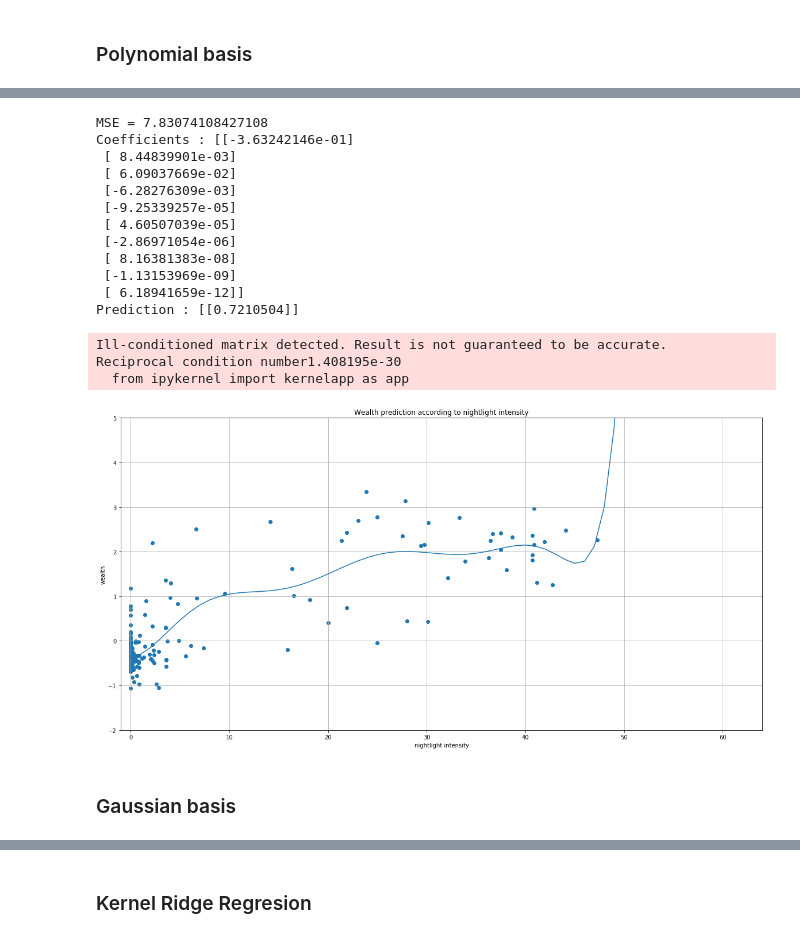
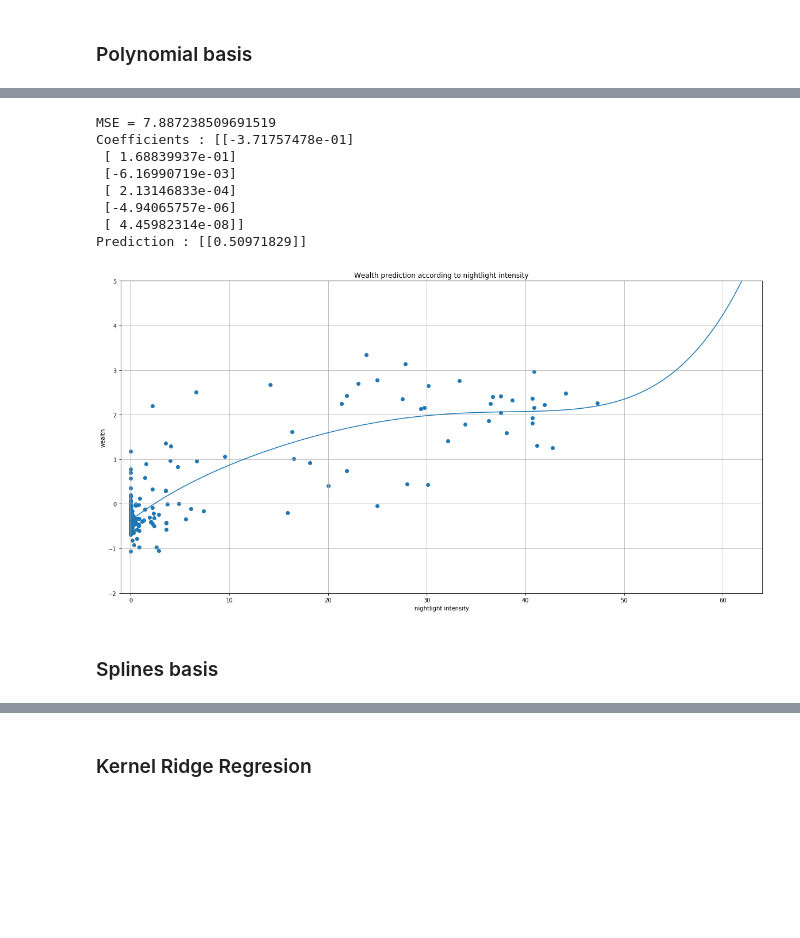
Before and after one commit to ridouaneg/Predict-poverty-from-space, a Jupyter notebook: 2_regression_models.ipynb, the cells around one changed output, grey strips where cells are left out. Cells and saved outputs as stored; diff of their text form; code cells hidden in the pictures; blank space fills up the shorter version.

```diff
--- a/2_regression_models.ipynb
+++ b/2_regression_models.ipynb
@@ -213,42 +265,27 @@ class LocallyWeightedLinearRegression:
         self.X = None
         self.y = None
 
-    def kernel(self, x, xi):
-        return np.exp(- 0.5 * np.linalg.norm(x - xi)**2 / self.bandwidth**2)
+    def kernel(self, x, y):
+        return np.exp(- 0.5 * np.linalg.norm(x - y)**2 / self.bandwidth**2)
 
     def train(self, X_train, y_train):
-        self.X = X_train
+        intercept = np.ones((X_train.shape[0], 1))
+        self.X = np.append(intercept, X_train, axis=1)
         self.y = y_train
 
     def predict(self, X_test):
-
         Y_test = []
-
         for x_test in X_test:
-
-            W = np.array([self.kernel(x_test, self.X[i]) for i in range(self.X.shape[0])])
-
-            A = np.zeros((2, 2))
-            A[0][0] = np.sum(W)
-            A[0][1] = np.dot(W, self.X)
-            A[1][0] = A[0][1]
-            A[1][1] = np.dot(W, self.X**2)
-
-            b = np.zeros((2, 1))
-            b[0][0] = np.dot(W, self.y)
-            b[1][0] = np.dot(W, np.multiply(self.y, self.X))
-
-            beta = scipy.linalg.solve(A, b)
-
-            x = np.zeros((2, 1))
-            x[0][0] = 1
-            x[1][0] = x_test[0]
-            y_test = np.dot(x.T, beta)
+            x_test = np.resize(x_test, (1, 1))
+            W = [self.kernel(x_test[0], X_train[i]) for i in range(X_train.shape[0])]
+            W = np.diag(W)
+            beta = scipy.linalg.solve(np.dot(self.X.T, W).dot(self.X), np.dot(self.X.T, W).dot(self.y))
+            intercept = np.ones((x_test.shape[0], 1))
+            x_test = np.append(intercept, x_test, axis=1)
+            y_test = np.dot(x_test, beta)
             Y_test.append(y_test)
-
         Y_test = np.array(Y_test)
-        Y_test = np.resize(Y_test, (1000, 1))
-
+        Y_test = np.resize(Y_test, (Y_test.shape[0], 1))
         return Y_test
 # %%
 estimator = LocallyWeightedLinearRegression(bandwidth=2.)
@@ -301,27 +329,20 @@ Prediction : [[0.51266971]]
 # %%
-estimator = PolynomialRegression(p=10)
+estimator = PolynomialRegression(p=6)
 estimator.train(X_train, y_train)
 
 print("Coefficients :", estimator.coeff)
 print("Prediction :", estimator.predict(np.array([X_test[11]])))
 
 plot_regression(estimator, X_train, y_train)
 # %% [output]
-MSE = 7.83074108427108
-Coefficients : [[-3.63242146e-01]
- [ 8.44839901e-03]
- [ 6.09037669e-02]
- [-6.28276309e-03]
- [-9.25339257e-05]
- [ 4.60507039e-05]
- [-2.86971054e-06]
- [ 8.16381383e-08]
- [-1.13153969e-09]
- [ 6.18941659e-12]]
-Prediction : [[0.7210504]]
+MSE = 7.887238509691519
+Coefficients : [[-3.71757478e-01]
+ [ 1.68839937e-01]
+ [-6.16990719e-03]
+ [ 2.13146833e-04]
+ [-4.94065757e-06]
+ [ 4.45982314e-08]]
+Prediction : [[0.50971829]]
-Ill-conditioned matrix detected. Result is not guaranteed to be accurate.
-Reciprocal condition number1.408195e-30
-  from ipykernel import kernelapp as app
-[figure, old version]
+[figure, new version]
 # %% [markdown]
-### Gaussian basis
+### Splines basis
```
Also changed, not shown: parts of 15 cells of this notebook, 2 other files.
